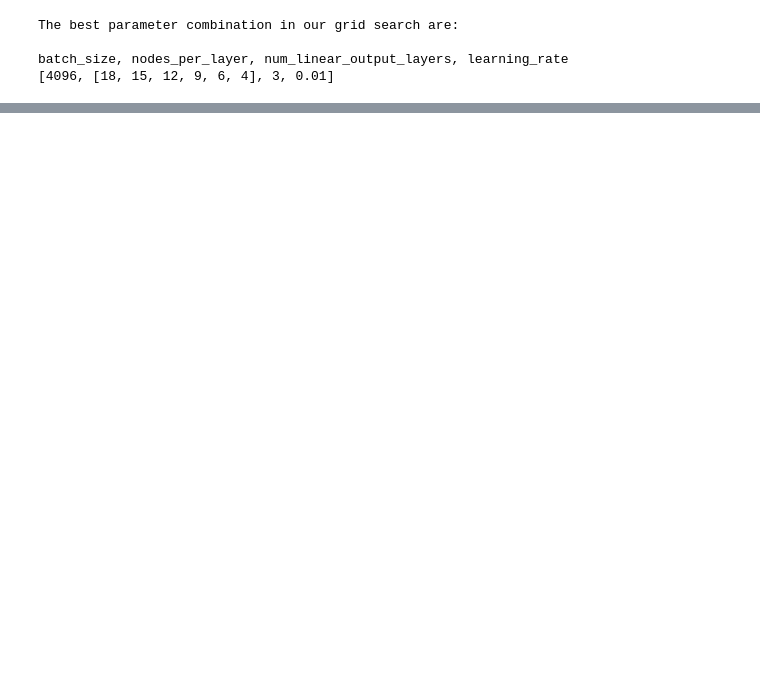
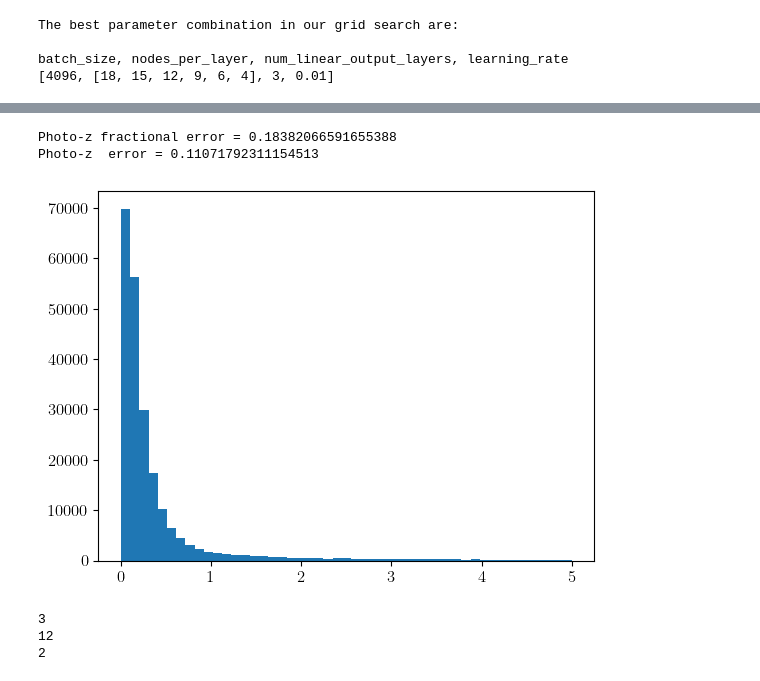
Before and after one commit to Adam-Boesky/astro_SPLASH, a Jupyter notebook: grid_search/results.ipynb, the cells around one changed output, grey strips where cells are left out. Drawn from its saved outputs; the diff is of its cells as text; code cells hidden in the pictures; blank space fills up the shorter version.

```diff
--- a/grid_search/results.ipynb
+++ b/grid_search/results.ipynb
@@ -34,0 +78,24 @@ plot_training_loss(best_loss['train'], best_loss['test'], filename='best_loss_v_
+# %%
+sys.path.append('/Users/adamboesky/Research/ay98/Weird_Galaxies')
+import torch
+import seaborn as sns
+from imblearn.over_sampling import SMOTE
+
+from sklearn.model_selection import train_test_split, cross_val_score, KFold, StratifiedKFold
+from sklearn.ensemble import RandomForestClassifier, GradientBoostingClassifier
+from sklearn.metrics import confusion_matrix, precision_recall_curve
+from neural_net import resume, CustomLoss, get_model, load_and_preprocess, normalize_arr
+PATH_TO_CLEAN_DATA = '/Users/adamboesky/Research/ay98/clean_data'
+# %%
+# Get best model based on grid search
+n_epochs = 1000
+nodes_per_layer = [18, 15, 12, 9, 6, 4]
+num_linear_output_layers = 3
+learning_rate = 0.01
+batch_size = 4096
+torch.set_default_dtype(torch.float64)
+model = get_model(num_inputs=18, num_outputs=3, nodes_per_layer=nodes_per_layer, num_linear_output_layers=num_linear_output_layers)
+loss_fn = CustomLoss()
+optimizer = torch.optim.AdamW(model.parameters(), lr=learning_rate)
+resume(model, '/Users/adamboesky/Research/ay98/Weird_Galaxies/best_model.pkl')
+model.eval()
@@ -34,0 +270,18 @@ plot_training_loss(best_loss['train'], best_loss['test'], filename='best_loss_v_
+# %%
+photoz_frac_err = np.abs((real[:, 2][photo_z_mask] - pred[:, 2][photo_z_mask]) / real[:, 2][photo_z_mask])
+photoz_err = np.abs((real[:, 2][photo_z_mask] - pred[:, 2][photo_z_mask]))
+plt.hist(photoz_frac_err, bins=np.linspace(0, 5, num=50))
+print(f'Photo-z fractional error = {np.median(photoz_frac_err)}')
+print(f'Photo-z  error = {np.median(photoz_err)}')
+# %% [output]
+Photo-z fractional error = 0.18382066591655388
+Photo-z  error = 0.11071792311154513
+[figure, added]
+# %%
+print(np.nansum(frac_errs[0] > 2))
+print(np.nansum(frac_errs[1] > 10000))
+print(np.nansum(frac_errs[2] > 100))
+# %% [output]
+3
+12
+2
```
Also changed, not shown: parts of 22 cells of this notebook, 9 other files.
